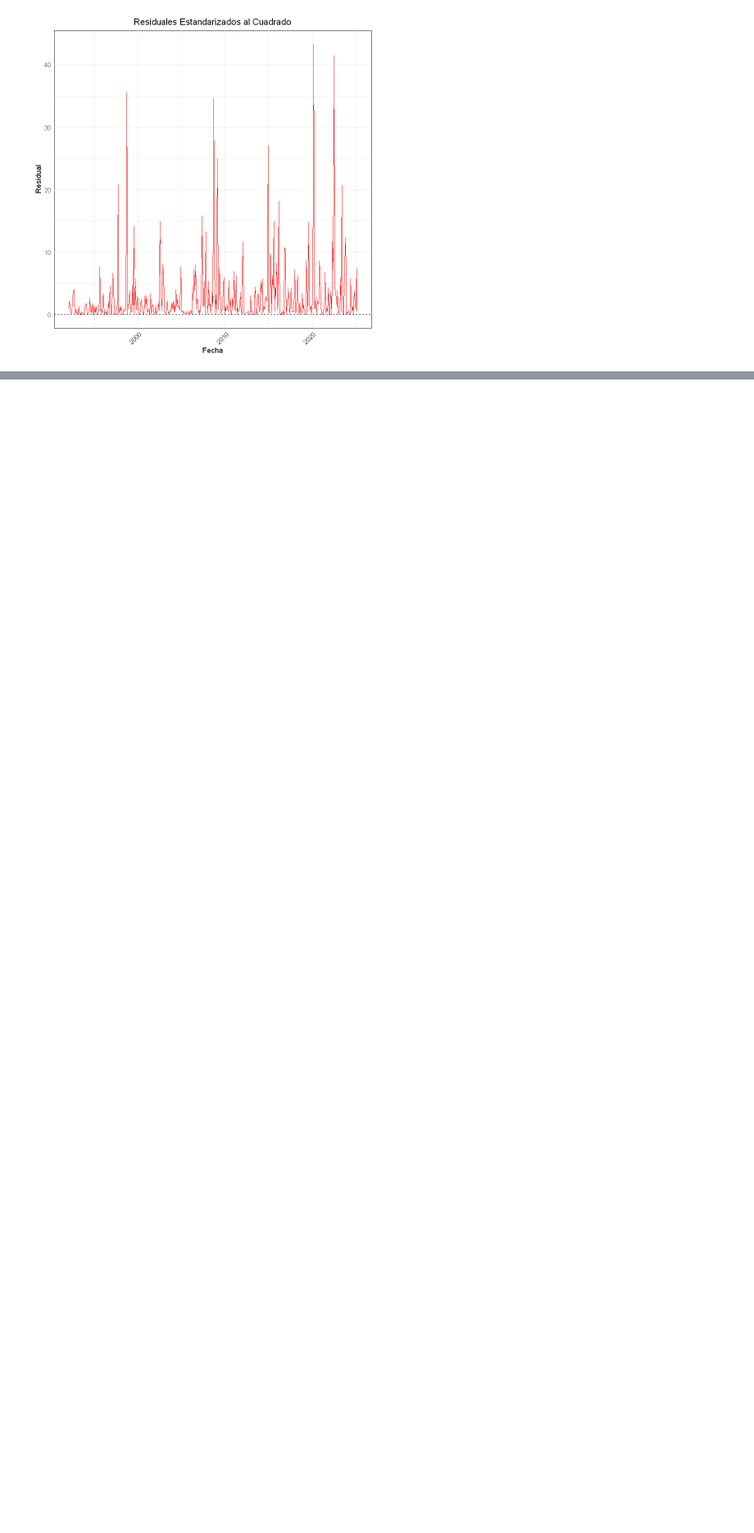
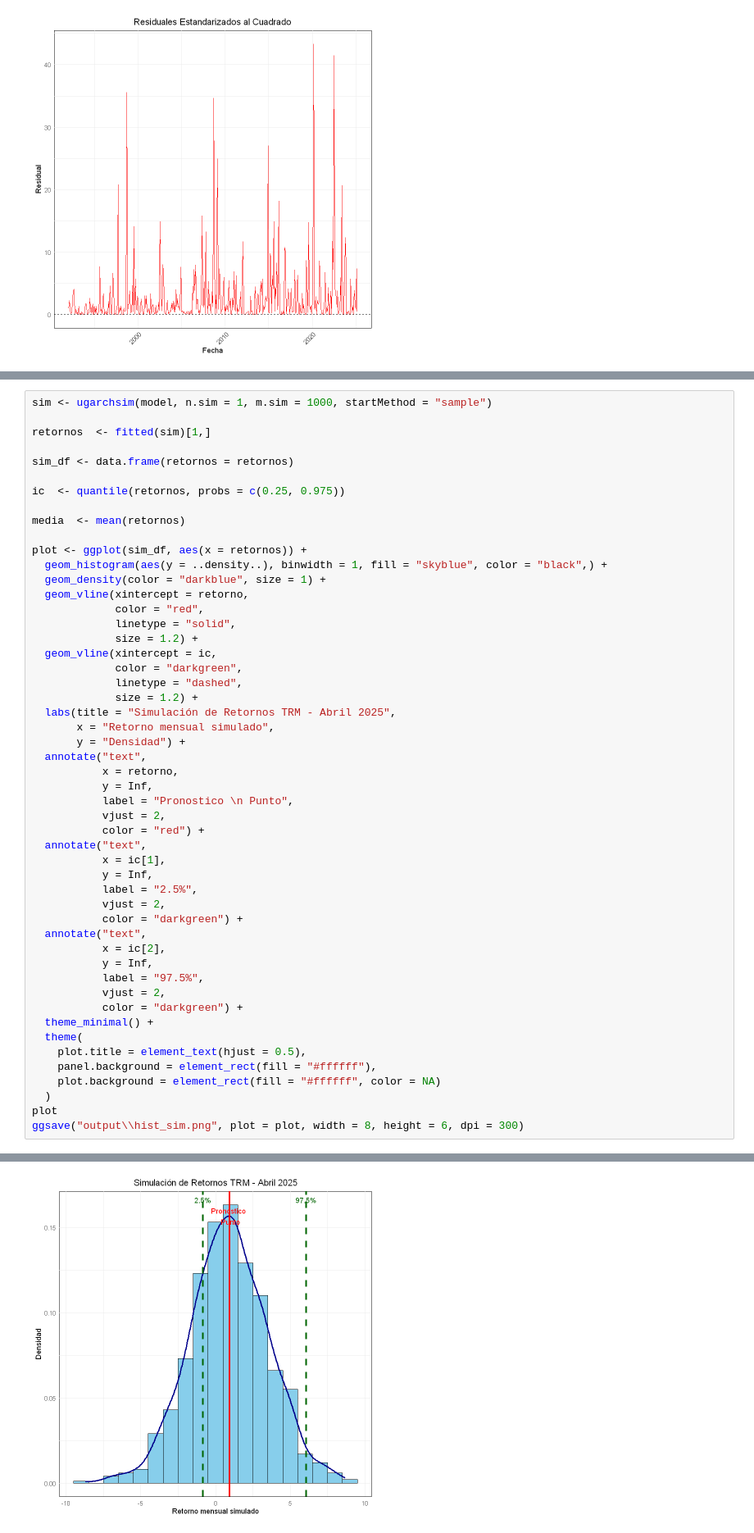
Before and after one commit to nicolozanoh/202510-Series-Taller2, a Jupyter notebook: scripts/nb_r.ipynb, the cells around one changed output, grey strips where cells are left out. Shown at 82% size. Saved outputs shown, nothing was run; the diff lists cells and outputs as text; blank space fills up the shorter version.

Commit message:
punto 2, final

```diff
--- a/scripts/nb_r.ipynb
+++ b/scripts/nb_r.ipynb
@@ -167,0 +249,52 @@ $15$ & $13.363$ & $0.574$ \\
+# %%
+sim <- ugarchsim(model, n.sim = 1, m.sim = 1000, startMethod = "sample")
+
+retornos  <- fitted(sim)[1,]
+
+sim_df <- data.frame(retornos = retornos)
+
+ic  <- quantile(retornos, probs = c(0.25, 0.975))
+
+media  <- mean(retornos)
+
+plot <- ggplot(sim_df, aes(x = retornos)) +
+  geom_histogram(aes(y = ..density..), binwidth = 1, fill = "skyblue", color = "black",) +
+  geom_density(color = "darkblue", size = 1) +
+  geom_vline(xintercept = retorno,
+             color = "red",
+             linetype = "solid",
+             size = 1.2) +
+  geom_vline(xintercept = ic,
+             color = "darkgreen",
+             linetype = "dashed",
+             size = 1.2) +
+  labs(title = "Simulación de Retornos TRM - Abril 2025",
+       x = "Retorno mensual simulado",
+       y = "Densidad") +
+  annotate("text",
+           x = retorno,
+           y = Inf,
+           label = "Pronostico \n Punto",
+           vjust = 2,
+           color = "red") +
+  annotate("text",
+           x = ic[1],
+           y = Inf,
+           label = "2.5%",
+           vjust = 2,
+           color = "darkgreen") +
+  annotate("text",
+           x = ic[2],
+           y = Inf,
+           label = "97.5%",
+           vjust = 2,
+           color = "darkgreen") +
+  theme_minimal() +
+  theme(
+    plot.title = element_text(hjust = 0.5),
+    panel.background = element_rect(fill = "#ffffff"),
+    plot.background = element_rect(fill = "#ffffff", color = NA)
+  )
+plot
+ggsave("output\\hist_sim.png", plot = plot, width = 8, height = 6, dpi = 300)
+# %% [output]
@@ -167,0 +307 @@ $15$ & $13.363$ & $0.574$ \\
+[figure, added]
```
Also changed, not shown: parts of 10 cells of this notebook, 3 other files.
